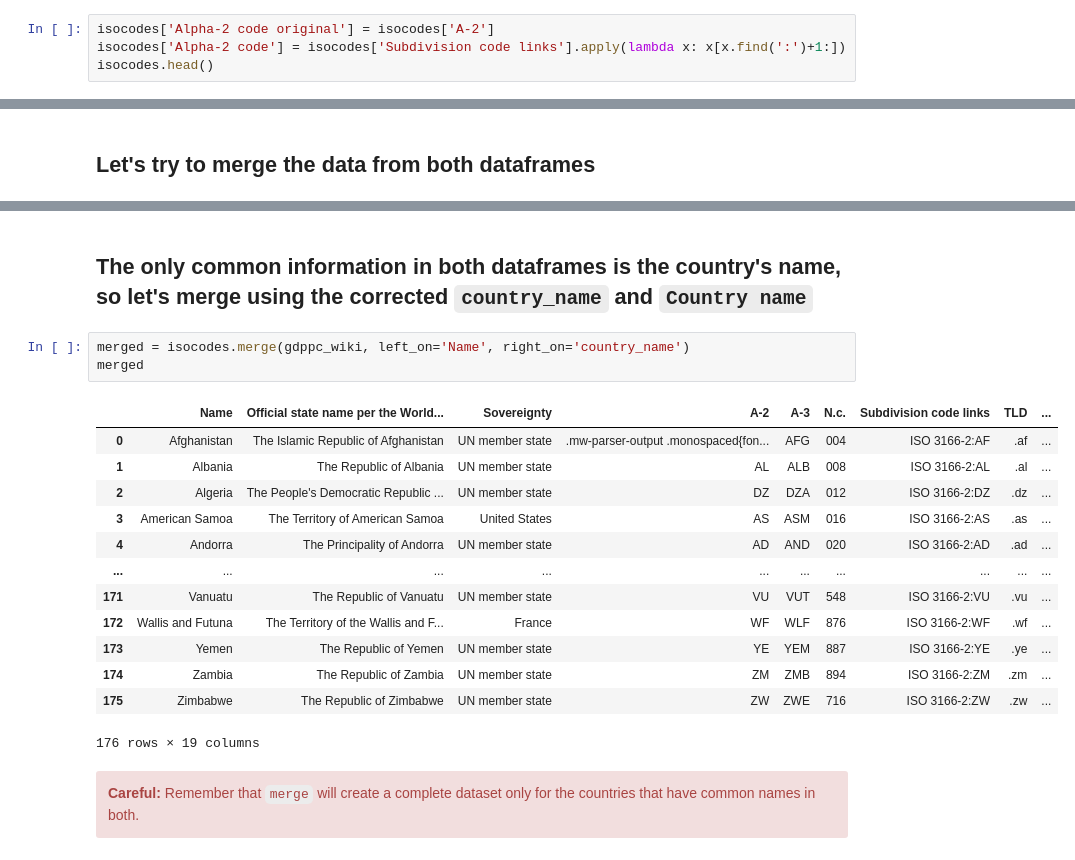
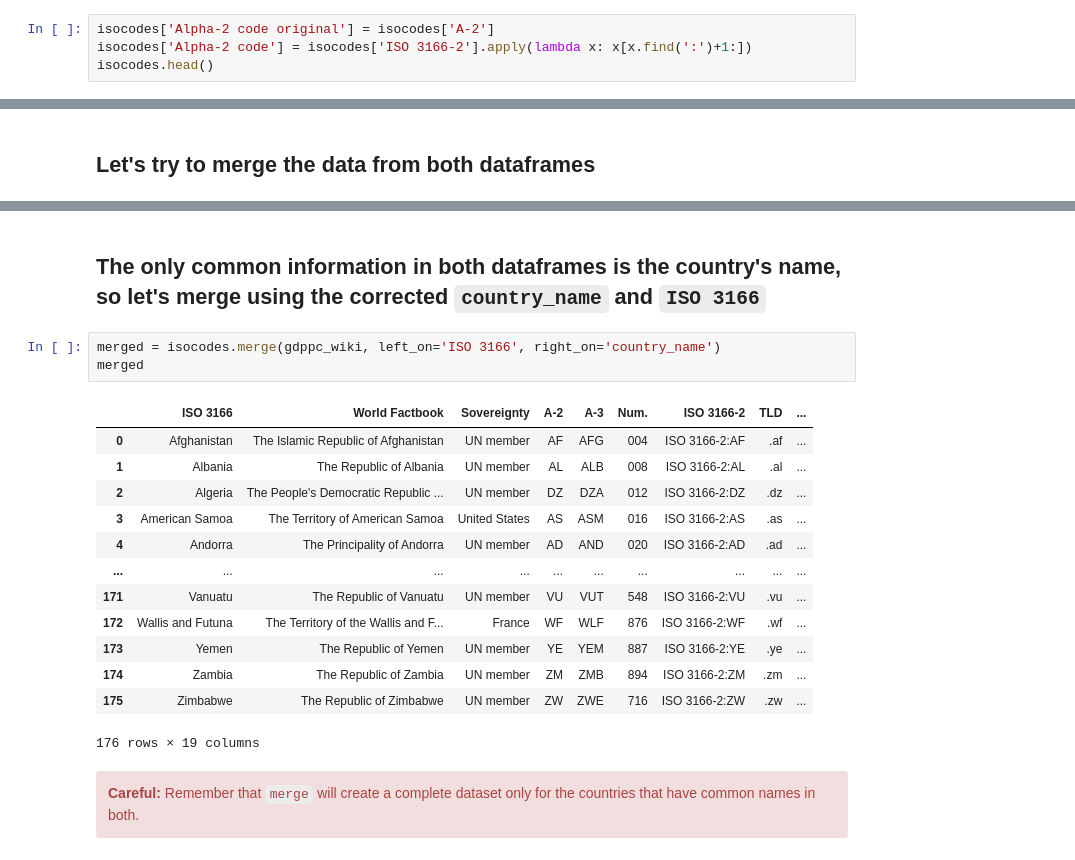
Before and after one commit to SMU-Econ-Growth/EconGrowthUG-Notebooks, a Jupyter notebook: Intro-Data-Analysis-Pandas.ipynb, the cells around one changed output, grey strips where cells are left out. Drawn from its saved outputs; the diff is of its cells as text.

```diff
--- a/Intro-Data-Analysis-Pandas.ipynb
+++ b/Intro-Data-Analysis-Pandas.ipynb
@@ -837,5 +837,5 @@ isocodes.head()
 # %%
 isocodes['Alpha-2 code original'] = isocodes['A-2']
-isocodes['Alpha-2 code'] = isocodes['Subdivision code links'].apply(lambda x: x[x.find(':')+1:])
+isocodes['Alpha-2 code'] = isocodes['ISO 3166-2'].apply(lambda x: x[x.find(':')+1:])
 isocodes.head()
 # %% [output]
@@ -945,21 +945,21 @@ gdppc_wiki.head(1)
 # %% [markdown]
-## The only common information in both dataframes is the country's name, so let's merge using the corrected `country_name` and `Country name`
+## The only common information in both dataframes is the country's name, so let's merge using the corrected `country_name` and `ISO 3166`
 # %%
-merged = isocodes.merge(gdppc_wiki, left_on='Name', right_on='country_name')
+merged = isocodes.merge(gdppc_wiki, left_on='ISO 3166', right_on='country_name')
 merged
 # %% [output]
-|  | Name | Official state name per the World... | Sovereignty | A-2 | A-3 | N.c. | Subdivision code links | TLD | ... |
-| 0 | Afghanistan | The Islamic Republic of Afghanistan | UN member state | .mw-parser-output .monospaced{fon... | AFG | 004 | ISO 3166-2:AF | .af | ... |
-| 1 | Albania | The Republic of Albania | UN member state | AL | ALB | 008 | ISO 3166-2:AL | .al | ... |
-| 2 | Algeria | The People's Democratic Republic ... | UN member state | DZ | DZA | 012 | ISO 3166-2:DZ | .dz | ... |
+|  | ISO 3166 | World Factbook | Sovereignty | A-2 | A-3 | Num. | ISO 3166-2 | TLD | ... |
+| 0 | Afghanistan | The Islamic Republic of Afghanistan | UN member | AF | AFG | 004 | ISO 3166-2:AF | .af | ... |
+| 1 | Albania | The Republic of Albania | UN member | AL | ALB | 008 | ISO 3166-2:AL | .al | ... |
+| 2 | Algeria | The People's Democratic Republic ... | UN member | DZ | DZA | 012 | ISO 3166-2:DZ | .dz | ... |
 | 3 | American Samoa | The Territory of American Samoa | United States | AS | ASM | 016 | ISO 3166-2:AS | .as | ... |
-| 4 | Andorra | The Principality of Andorra | UN member state | AD | AND | 020 | ISO 3166-2:AD | .ad | ... |
+| 4 | Andorra | The Principality of Andorra | UN member | AD | AND | 020 | ISO 3166-2:AD | .ad | ... |
 | ... | ... | ... | ... | ... | ... | ... | ... | ... | ... |
-| 171 | Vanuatu | The Republic of Vanuatu | UN member state | VU | VUT | 548 | ISO 3166-2:VU | .vu | ... |
+| 171 | Vanuatu | The Republic of Vanuatu | UN member | VU | VUT | 548 | ISO 3166-2:VU | .vu | ... |
 | 172 | Wallis and Futuna | The Territory of the Wallis and F... | France | WF | WLF | 876 | ISO 3166-2:WF | .wf | ... |
-| 173 | Yemen | The Republic of Yemen | UN member state | YE | YEM | 887 | ISO 3166-2:YE | .ye | ... |
-| 174 | Zambia | The Republic of Zambia | UN member state | ZM | ZMB | 894 | ISO 3166-2:ZM | .zm | ... |
-| 175 | Zimbabwe | The Republic of Zimbabwe | UN member state | ZW | ZWE | 716 | ISO 3166-2:ZW | .zw | ... |
+| 173 | Yemen | The Republic of Yemen | UN member | YE | YEM | 887 | ISO 3166-2:YE | .ye | ... |
+| 174 | Zambia | The Republic of Zambia | UN member | ZM | ZMB | 894 | ISO 3166-2:ZM | .zm | ... |
+| 175 | Zimbabwe | The Republic of Zimbabwe | UN member | ZW | ZWE | 716 | ISO 3166-2:ZW | .zw | ... |
 176 rows × 19 columns
 # %% [markdown]
 <div class="alert alert-block alert-danger">
```
Also changed, not shown: parts of 19 cells of this notebook, 7 other files.
